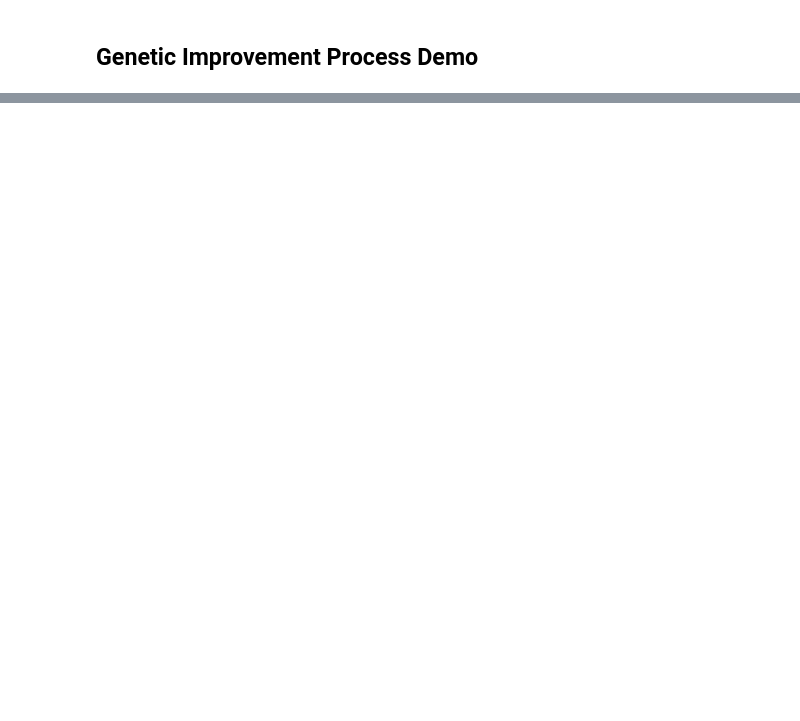
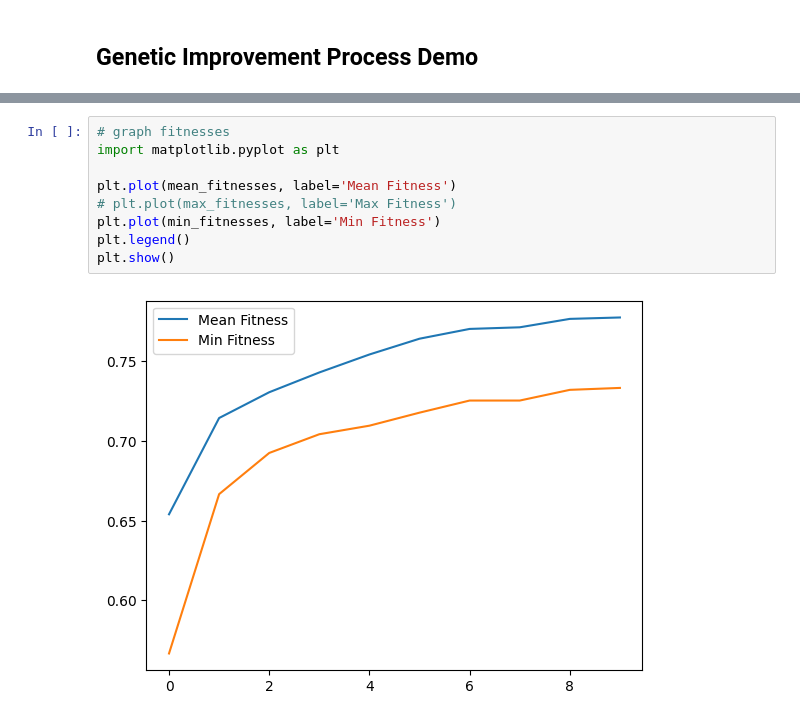
Before and after one commit to schladt/GIMC, a Jupyter notebook: gi/gi_demo.ipynb, the cells around one changed output, grey strips where cells are left out. Drawn from its saved outputs; the diff is of its cells as text; blank space fills up the shorter version.

```diff
--- a/gi/gi_demo.ipynb
+++ b/gi/gi_demo.ipynb
@@ -258,2 +356,13 @@ for genome in population:
+# %%
+# graph fitnesses
+import matplotlib.pyplot as plt
+
+plt.plot(mean_fitnesses, label='Mean Fitness')
+# plt.plot(max_fitnesses, label='Max Fitness')
+plt.plot(min_fitnesses, label='Min Fitness')
+plt.legend()
+plt.show()
+# %% [output]
+[figure, added]
 # %%
 print(population[0])
```
Also changed, not shown: parts of 7 cells of this notebook.
